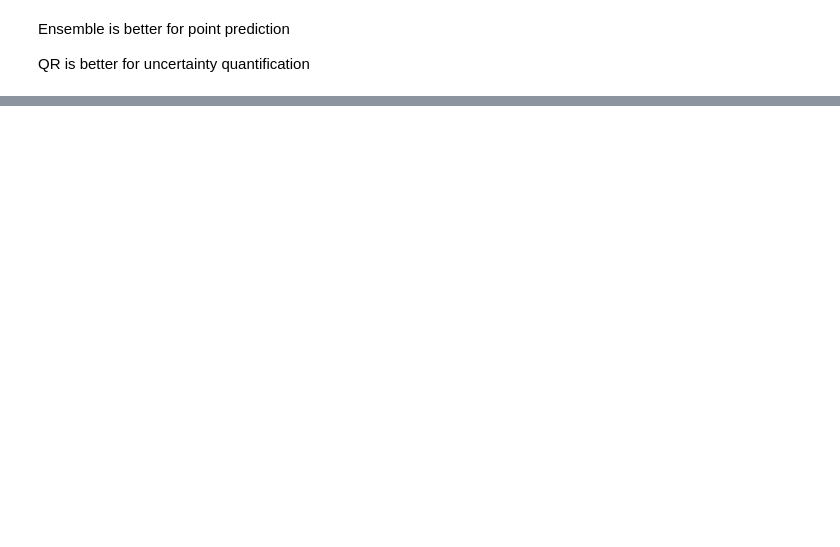
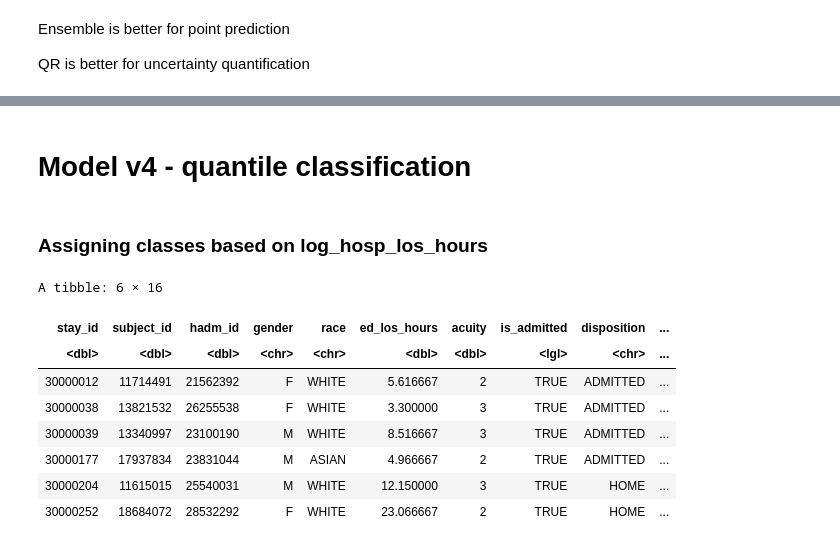
Before and after one commit to kayannet/SimHospital, a Jupyter notebook: src/notebooks/06_R_model_v2.ipynb, the cells around one changed output, grey strips where cells are left out. Cells and saved outputs as stored; diff of their text form; code cells hidden in the pictures; blank space fills up the shorter version.

```diff
--- a/src/notebooks/06_R_model_v2.ipynb
+++ b/src/notebooks/06_R_model_v2.ipynb
@@ -297,0 +392,30 @@ QR is better for uncertainty quantification
+# %% [markdown]
+# Model v4 - quantile classification
+# %% [markdown]
+### Assigning classes based on log_hosp_los_hours
+# %%
+train_with_classes <- train %>%
+  mutate(LOS_class = case_when(
+    log_hosp_los_hours <= quantile(log_hosp_los_hours, 0.25) ~ "Q1",
+    log_hosp_los_hours <= quantile(log_hosp_los_hours, 0.75) ~ "Q2",
+    TRUE ~ "Q3"
+  ))
+
+val_with_classes <- val %>%
+  mutate(LOS_class = case_when(
+    log_hosp_los_hours <= quantile(log_hosp_los_hours, 0.25) ~ "Q1",
+    log_hosp_los_hours <= quantile(log_hosp_los_hours, 0.75) ~ "Q2",
+    TRUE ~ "Q3"
+  ))
+# %%
+head(train_with_classes)
+# %% [output]
+A tibble: 6 × 16
+| stay_id | subject_id | hadm_id | gender | race | ed_los_hours | acuity | is_admitted | disposition | ... |
+| <dbl> | <dbl> | <dbl> | <chr> | <chr> | <dbl> | <dbl> | <lgl> | <chr> | ... |
+| 30000012 | 11714491 | 21562392 | F | WHITE | 5.616667 | 2 | TRUE | ADMITTED | ... |
+| 30000038 | 13821532 | 26255538 | F | WHITE | 3.300000 | 3 | TRUE | ADMITTED | ... |
+| 30000039 | 13340997 | 23100190 | M | WHITE | 8.516667 | 3 | TRUE | ADMITTED | ... |
+| 30000177 | 17937834 | 23831044 | M | ASIAN | 4.966667 | 2 | TRUE | ADMITTED | ... |
+| 30000204 | 11615015 | 25540031 | M | WHITE | 12.150000 | 3 | TRUE | HOME | ... |
+| 30000252 | 18684072 | 28532292 | F | WHITE | 23.066667 | 2 | TRUE | HOME | ... |
```
Also changed, not shown: parts of 21 cells of this notebook, 2 other files.
